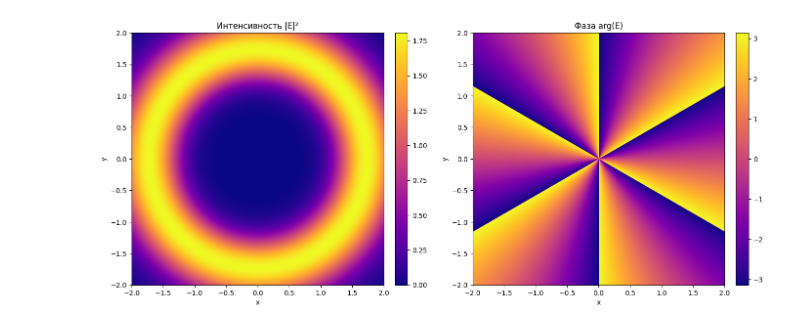
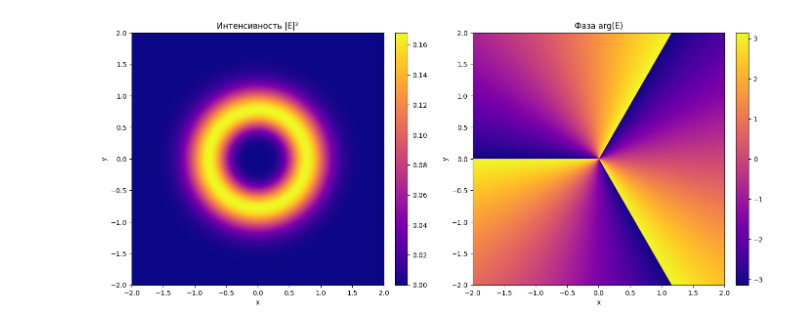
Before and after one commit to TerraFlexer/Wave_Reconstruction, a Jupyter notebook: vortex.ipynb, the cells around one changed output. Cells and saved outputs as stored; diff of their text form; code cells hidden in the pictures.

```diff
--- a/vortex.ipynb
+++ b/vortex.ipynb
@@ -146,42 +13,43 @@ plt.show()
 # R^m * e^(-R^2) * e^(i * m * teta)
 
 # Параметры поля
-m = 6  # топологический заряд
-grid_size = 10000
-x = np.linspace(-2, 2, grid_size)
-y = np.linspace(-2, 2, grid_size)
+m = 3  # топологический заряд
+grid_size = 1000
+Edge = np.pi
+x = np.linspace(-Edge, Edge, grid_size)
+y = np.linspace(-Edge, Edge, grid_size)
 X, Y = np.meshgrid(x, y)
 
 # Преобразуем в полярные координаты
 R = np.sqrt(X**2 + Y**2)
 Theta = np.arctan2(Y, X)
 
 # Волновой фронт с фазовым вихрем
-amplitude = R**abs(m) * np.exp(-R**2)
+amplitude = (R)**abs(m) * np.exp(-R**2)
 phase = m * Theta
 field = amplitude * np.exp(1j * phase)
 
 # Визуализация
 fig, axs = plt.subplots(1, 2, figsize=(14, 6))
 
 # Интенсивность
 im0 = axs[0].imshow(np.abs(field)**2, extent=(-2, 2, -2, 2), cmap='plasma')
 axs[0].set_title('Интенсивность |E|²')
 axs[0].set_xlabel('x')
 axs[0].set_ylabel('y')
 fig.colorbar(im0, ax=axs[0], fraction=0.046, pad=0.04)
 
 # Фаза
 im1 = axs[1].imshow(np.angle(field), extent=(-2, 2, -2, 2), cmap='plasma')
 axs[1].set_title('Фаза arg(E)')
 axs[1].set_xlabel('x')
 axs[1].set_ylabel('y')
 fig.colorbar(im1, ax=axs[1], fraction=0.046, pad=0.04)
 
 plt.tight_layout()
 plt.show()
 # %% [output]
-[figure, old version]
+[figure, new version]
 # %%
 def principal_value(x):
     # Приводим значение x в интервал [-pi, pi]
```
Also changed, not shown: parts of 13 cells of this notebook, 1 other file.
